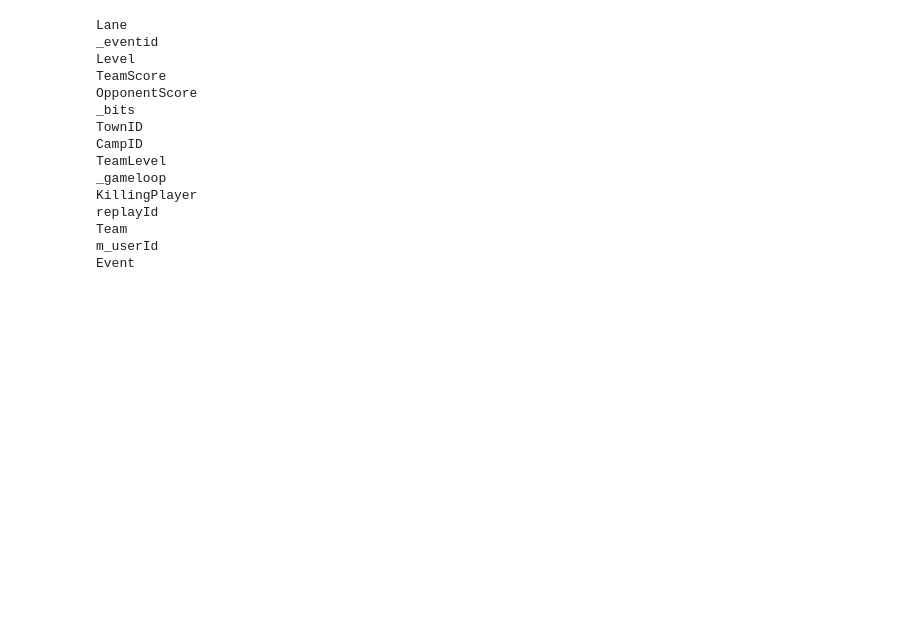
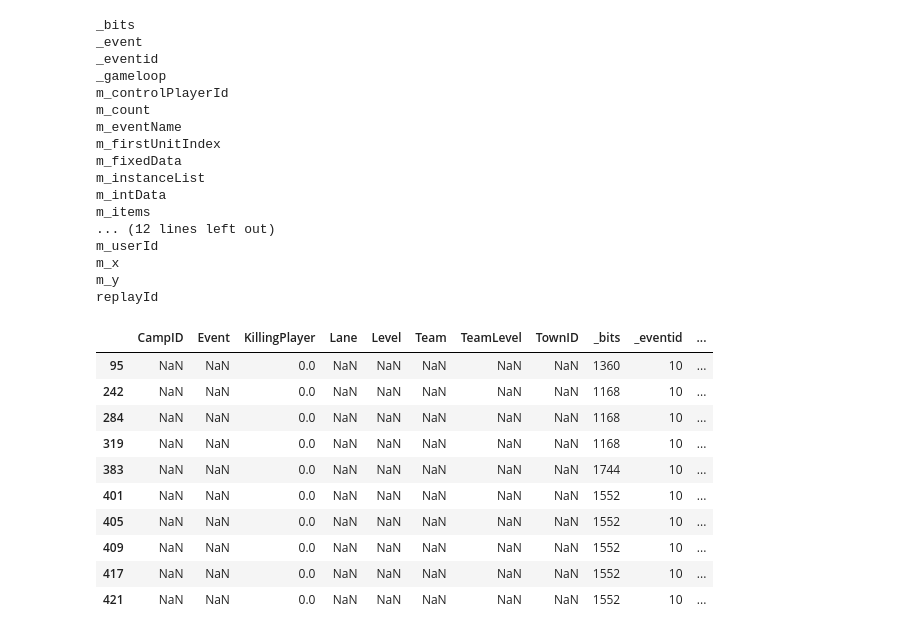
Before and after one commit to jokem59/heroprotocol, a Jupyter notebook: tools/formatter.ipynb, the cells around one changed output. Drawn from its saved outputs; the diff is of its cells as text; code cells hidden in the pictures; blank space fills up the shorter version.

```diff
--- a/tools/formatter.ipynb
+++ b/tools/formatter.ipynb
@@ -113,9 +113,15 @@ def prepDictTE(dictTE):
             temp.append(i)
     m_stringData['Hero'] = temp
 
+
+
     # standardize PlayerID to m_userId reporting in m_intData, before{range(1,11)}, after{range(0,10)}
     m_intData['m_userId'] = m_intData.pop('PlayerID')
     m_intData['m_userId'][:] = [x - 1 for x in m_intData['m_userId']]
+    # adjust m_intData['KillingPlayer'] from range(1,11) to range(0,10) for consistency on userId
+    m_intData['KillingPlayer'] = [x-1 for x in m_intData['KillingPlayer']]
+    # adjust m_intData['TeamLevel'] from range(1,3) to range(0,2)
+    m_intData['Team'] = [x-1 for x in m_intData['Team']]
 
     # remove m_playerId, m_intData, m_stringData, m_fixedData from parentTE
     parentTE.pop('m_playerId', None)
@@ -284,7 +290,7 @@ def renameKeys(data):
         match = re.search('^_', i)
         if match:
             new_key = i[2:len(i)]
-            dictDetails[new_key] = dictDetails.pop(i)
+            dictDetails[new_key] = dictDetails.pop
 
 def prepForDf(dictionary):
     '''
@@ -495,15 +501,15 @@ def testTEData(parentTE, m_intData, m_stringData, m_fixedData):
             print 'SUCCESS: <dict>', names[index], 'is ready for DataFrame conversion!'
         index += 1
 
-dictInitData = createDictInitData('../replayData/init_data.txt')
+dictInitData = createDictInitData('../replayData/AICoop/init_data.txt')
 replayId = getReplayId(dictInitData)
 
 if __name__ == '__main__':
 
-    dictTE = createDictTGE('../replayData/tracker_events.txt')
-    #dictGE = createDictTGE('../replayData/game_events.txt')
-    dictHeader = prepDictHeader(createDictAEDH('../replayData/header.txt'))
-    dictDetails = prepDictDetails(createDictAEDH('../replayData/details.txt'))
+    dictTE = createDictTGE('../replayData/AICoop/tracker_events.txt')
+    dictGE = createDictTGE('../replayData/AICoop/game_events.txt')
+    dictHeader = prepDictHeader(createDictAEDH('../replayData/AICoop/header.txt'))
+    dictDetails = prepDictDetails(createDictAEDH('../replayData/AICoop/details.txt'))
     m_gameDescription, m_userInitialData, m_slots = prepDictInitData(dictInitData)
     parentTE, m_intData, m_stringData, m_fixedData = prepDictTE(dictTE)
 
@@ -544,19 +573,37 @@ dfParentTE[dfParentTE['_gameloop'] == 3235]
 # %%
-for i in m_intData:
+for i in dfTE:
     print i
 # %% [output]
-Lane
+_bits
+_event
 _eventid
-Level
-TeamScore
-OpponentScore
-_bits
-TownID
-CampID
-TeamLevel
 _gameloop
-KillingPlayer
+m_controlPlayerId
+m_count
+m_eventName
+m_firstUnitIndex
+m_fixedData
+m_instanceList
+m_intData
+m_items
+... (12 lines left out)
+m_userId
+m_x
+m_y
 replayId
-Team
-m_userId
-Event
+# %%
+# how to differentiate between a Takedown and Assist; playerPVPKills can't differentiate the two, but gets
+# the sum of the two correct
+df_m_intData.loc[df_m_intData['KillingPlayer'] == 0]
+# %% [output]
+|  | CampID | Event | KillingPlayer | Lane | Level | Team | TeamLevel | TownID | _bits | _eventid | ... |
+| 95 | NaN | NaN | 0.0 | NaN | NaN | NaN | NaN | NaN | 1360 | 10 | ... |
+| 242 | NaN | NaN | 0.0 | NaN | NaN | NaN | NaN | NaN | 1168 | 10 | ... |
+| 284 | NaN | NaN | 0.0 | NaN | NaN | NaN | NaN | NaN | 1168 | 10 | ... |
+| 319 | NaN | NaN | 0.0 | NaN | NaN | NaN | NaN | NaN | 1168 | 10 | ... |
+| 383 | NaN | NaN | 0.0 | NaN | NaN | NaN | NaN | NaN | 1744 | 10 | ... |
+| 401 | NaN | NaN | 0.0 | NaN | NaN | NaN | NaN | NaN | 1552 | 10 | ... |
+| 405 | NaN | NaN | 0.0 | NaN | NaN | NaN | NaN | NaN | 1552 | 10 | ... |
+| 409 | NaN | NaN | 0.0 | NaN | NaN | NaN | NaN | NaN | 1552 | 10 | ... |
+| 417 | NaN | NaN | 0.0 | NaN | NaN | NaN | NaN | NaN | 1552 | 10 | ... |
+| 421 | NaN | NaN | 0.0 | NaN | NaN | NaN | NaN | NaN | 1552 | 10 | ... |
```
Also changed, not shown: parts of 6 cells of this notebook, 7 other files.
